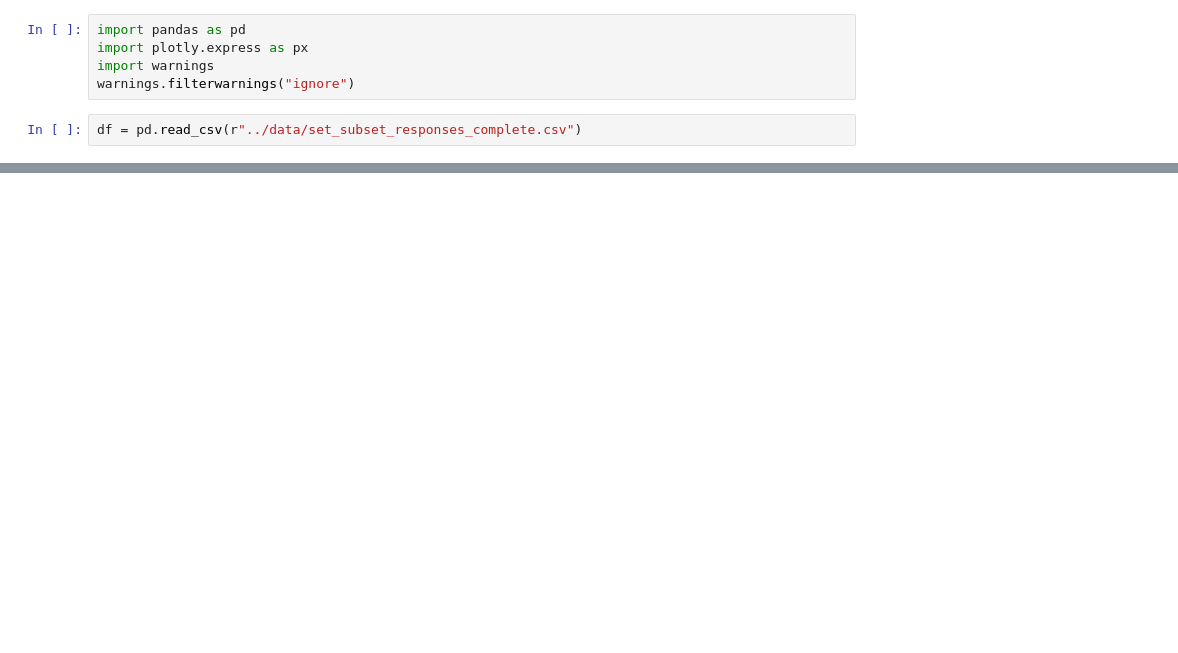
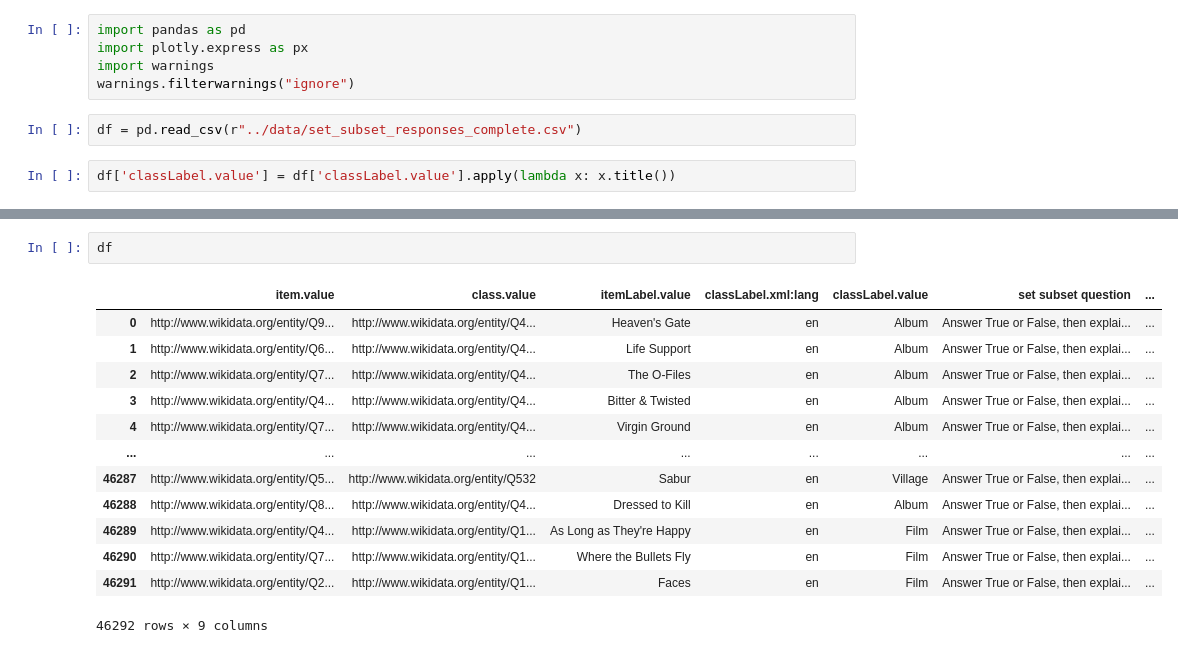
Before and after one commit to DecafSunrise/Ground-Truthing-GPT3.5, a Jupyter notebook: Notebooks/6. ClassLabel Treemap.ipynb, the cells around one changed output, grey strips where cells are left out. Saved outputs shown, nothing was run; the diff lists cells and outputs as text; blank space fills up the shorter version.

```diff
--- a/Notebooks/6. ClassLabel Treemap.ipynb
+++ b/Notebooks/6. ClassLabel Treemap.ipynb
@@ -5,3 +5,5 @@ import warnings
 warnings.filterwarnings("ignore")
 # %%
 df = pd.read_csv(r"../data/set_subset_responses_complete.csv")
+# %%
+df['classLabel.value'] = df['classLabel.value'].apply(lambda x: x.title())
@@ -12,3 +17,19 @@ fig = px.treemap(df_agg, path=['classLabel.value'], values='True or False',
 fig.show()
 # %% [output]
 [interactive output not drawn]
+# %%
+df
+# %% [output]
+|  | item.value | class.value | itemLabel.value | classLabel.xml:lang | classLabel.value | set subset question | ... |
+| 0 | http://www.wikidata.org/entity/Q9... | http://www.wikidata.org/entity/Q4... | Heaven's Gate | en | Album | Answer True or False, then explai... | ... |
+| 1 | http://www.wikidata.org/entity/Q6... | http://www.wikidata.org/entity/Q4... | Life Support | en | Album | Answer True or False, then explai... | ... |
+| 2 | http://www.wikidata.org/entity/Q7... | http://www.wikidata.org/entity/Q4... | The O-Files | en | Album | Answer True or False, then explai... | ... |
+| 3 | http://www.wikidata.org/entity/Q4... | http://www.wikidata.org/entity/Q4... | Bitter & Twisted | en | Album | Answer True or False, then explai... | ... |
+| 4 | http://www.wikidata.org/entity/Q7... | http://www.wikidata.org/entity/Q4... | Virgin Ground | en | Album | Answer True or False, then explai... | ... |
+| ... | ... | ... | ... | ... | ... | ... | ... |
+| 46287 | http://www.wikidata.org/entity/Q5... | http://www.wikidata.org/entity/Q532 | Sabur | en | Village | Answer True or False, then explai... | ... |
+| 46288 | http://www.wikidata.org/entity/Q8... | http://www.wikidata.org/entity/Q4... | Dressed to Kill | en | Album | Answer True or False, then explai... | ... |
+| 46289 | http://www.wikidata.org/entity/Q4... | http://www.wikidata.org/entity/Q1... | As Long as They're Happy | en | Film | Answer True or False, then explai... | ... |
+| 46290 | http://www.wikidata.org/entity/Q7... | http://www.wikidata.org/entity/Q1... | Where the Bullets Fly | en | Film | Answer True or False, then explai... | ... |
+| 46291 | http://www.wikidata.org/entity/Q2... | http://www.wikidata.org/entity/Q1... | Faces | en | Film | Answer True or False, then explai... | ... |
+46292 rows × 9 columns
```
Also changed, not shown: parts of 3 cells of this notebook, 2 other files.
